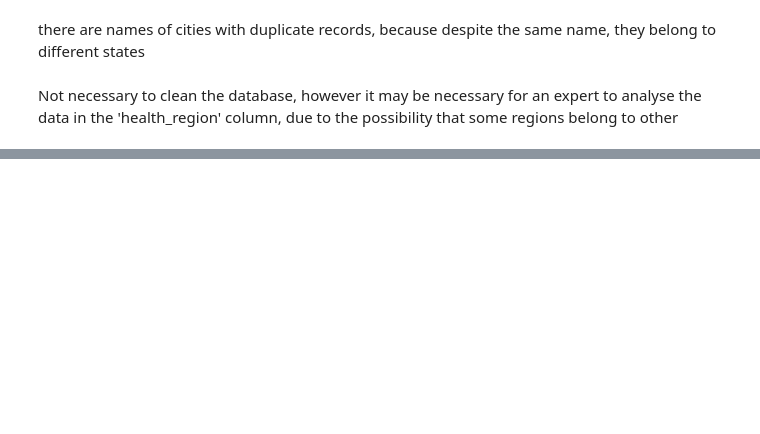
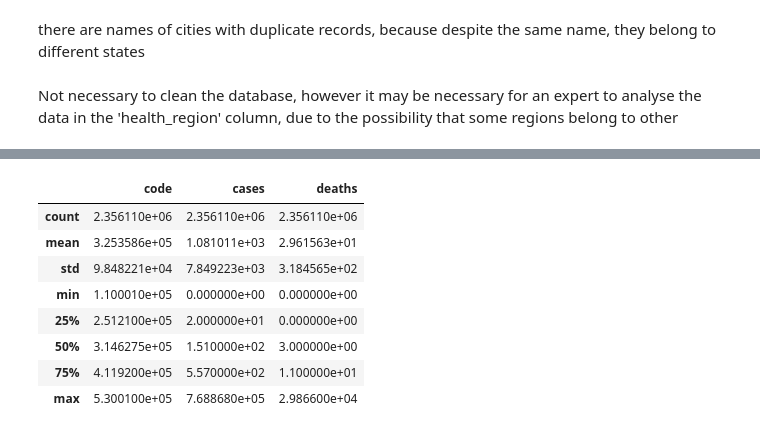
Before and after one commit to LuisFelipeTs/Data_Science_And_Analytics, a Jupyter notebook: Covid_Study(ML + SQL)/Data_Cleaning_&_analysing.ipynb, the cells around one changed output, grey strips where cells are left out. Saved outputs shown, nothing was run; the diff lists cells and outputs as text; code cells hidden in the pictures; blank space fills up the shorter version.

```diff
--- a/Covid_Study(ML + SQL)/Data_Cleaning_&_analysing.ipynb
+++ b/Covid_Study(ML + SQL)/Data_Cleaning_&_analysing.ipynb
@@ -413,0 +430,12 @@ Not necessary to clean the database, however it may be necessary for an expert t
+# %%
+datab_cit.describe()
+# %% [output]
+|  | code | cases | deaths |
+| count | 2.356110e+06 | 2.356110e+06 | 2.356110e+06 |
+| mean | 3.253586e+05 | 1.081011e+03 | 2.961563e+01 |
+| std | 9.848221e+04 | 7.849223e+03 | 3.184565e+02 |
+| min | 1.100010e+05 | 0.000000e+00 | 0.000000e+00 |
+| 25% | 2.512100e+05 | 2.000000e+01 | 0.000000e+00 |
+| 50% | 3.146275e+05 | 1.510000e+02 | 3.000000e+00 |
+| 75% | 4.119200e+05 | 5.570000e+02 | 1.100000e+01 |
+| max | 5.300100e+05 | 7.688680e+05 | 2.986600e+04 |
```
Also changed, not shown: parts of 11 cells of this notebook.
